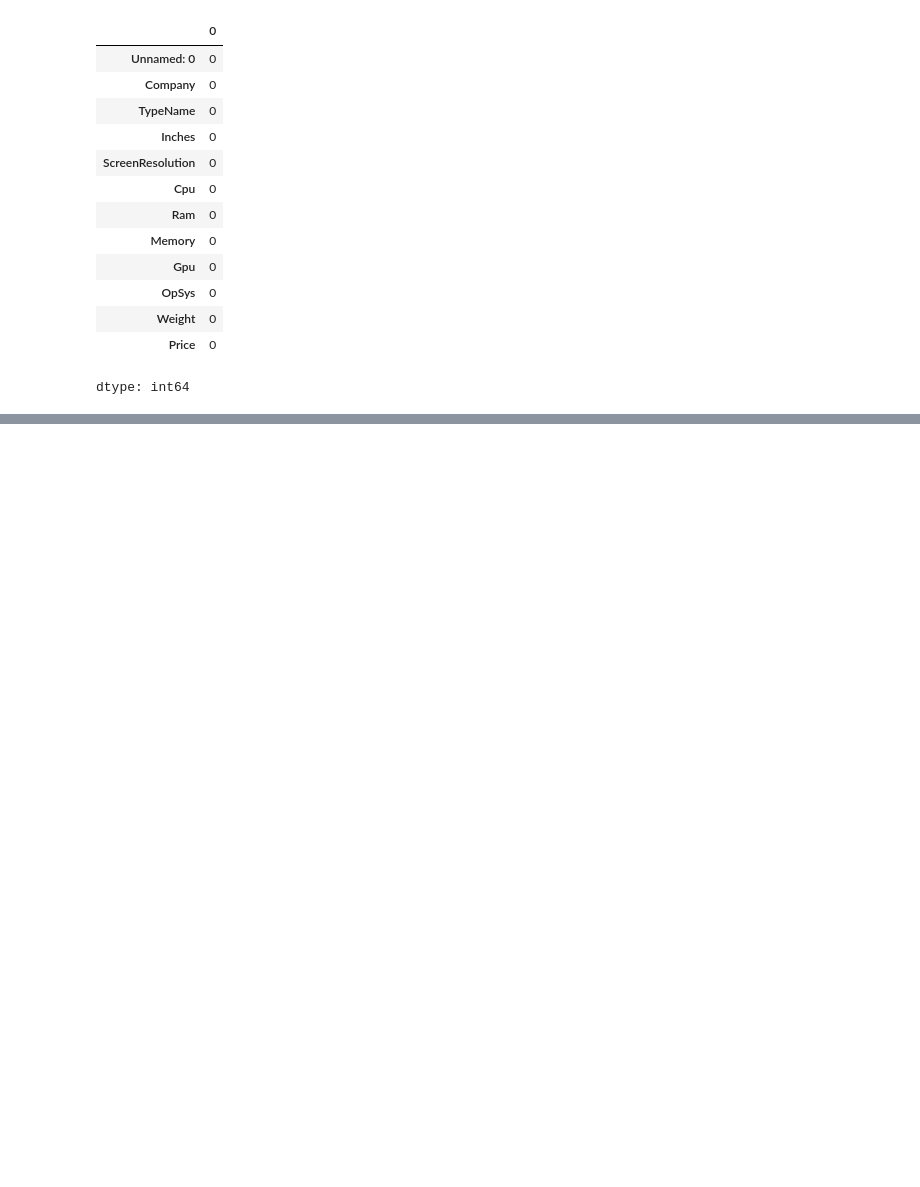
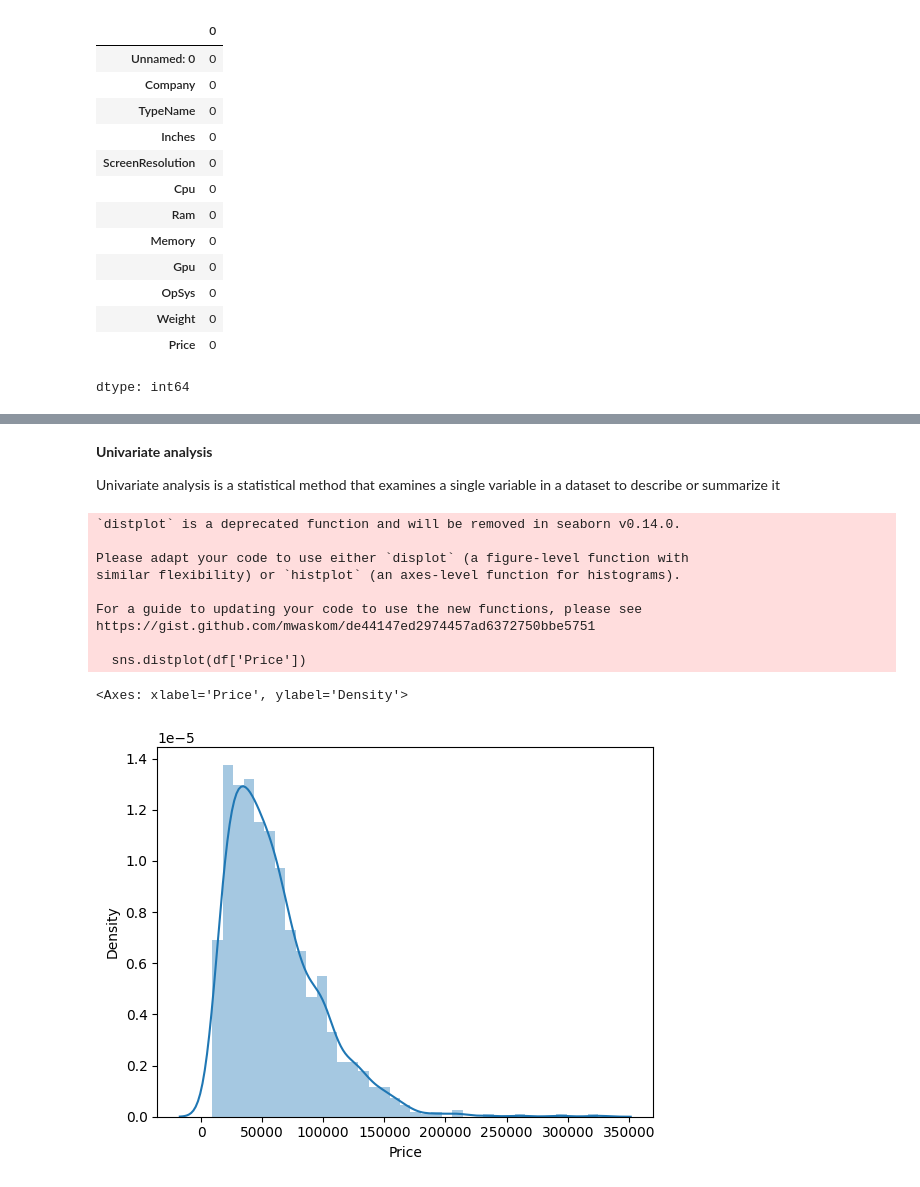
Before and after one commit to Bharatgaur/Laptop-Price-pridiction, a Jupyter notebook: Laptop_Price_pridiction.ipynb, the cells around one changed output, grey strips where cells are left out. Cells and saved outputs as stored; diff of their text form; code cells hidden in the pictures; blank space fills up the shorter version.

```diff
--- a/Laptop_Price_pridiction.ipynb
+++ b/Laptop_Price_pridiction.ipynb
@@ -112,0 +141,2 @@ dtype: int64
+# %%
+df['Ram'] = df['Ram'].str.replace('GB','')
@@ -112,0 +176,2 @@ dtype: int64
+# %%
+df['Weight'] = df['Weight'].str.replace('kg','')
@@ -112,0 +211,2 @@ dtype: int64
+# %%
+df['Ram']=df['Ram'].astype('int32')
@@ -112,0 +230,2 @@ dtype: int64
+# %%
+df['Weight']=df['Weight'].astype('float32')
@@ -112,0 +253,4 @@ dtype: int64
+# %% [markdown]
+**Univariate analysis**
+
+Univariate analysis is a statistical method that examines a single variable in a dataset to describe or summarize it
@@ -112,0 +260,14 @@ dtype: int64
+# %%
+sns.distplot(df['Price'])
+# %% [output]
+`distplot` is a deprecated function and will be removed in seaborn v0.14.0.
+
+Please adapt your code to use either `displot` (a figure-level function with
+similar flexibility) or `histplot` (an axes-level function for histograms).
+
+For a guide to updating your code to use the new functions, please see
+https://gist.github.com/mwaskom/de44147ed2974457ad6372750bbe5751
+
+  sns.distplot(df['Price'])
+<Axes: xlabel='Price', ylabel='Density'>
+[figure, added]
```
Also changed, not shown: parts of 44 cells of this notebook.
